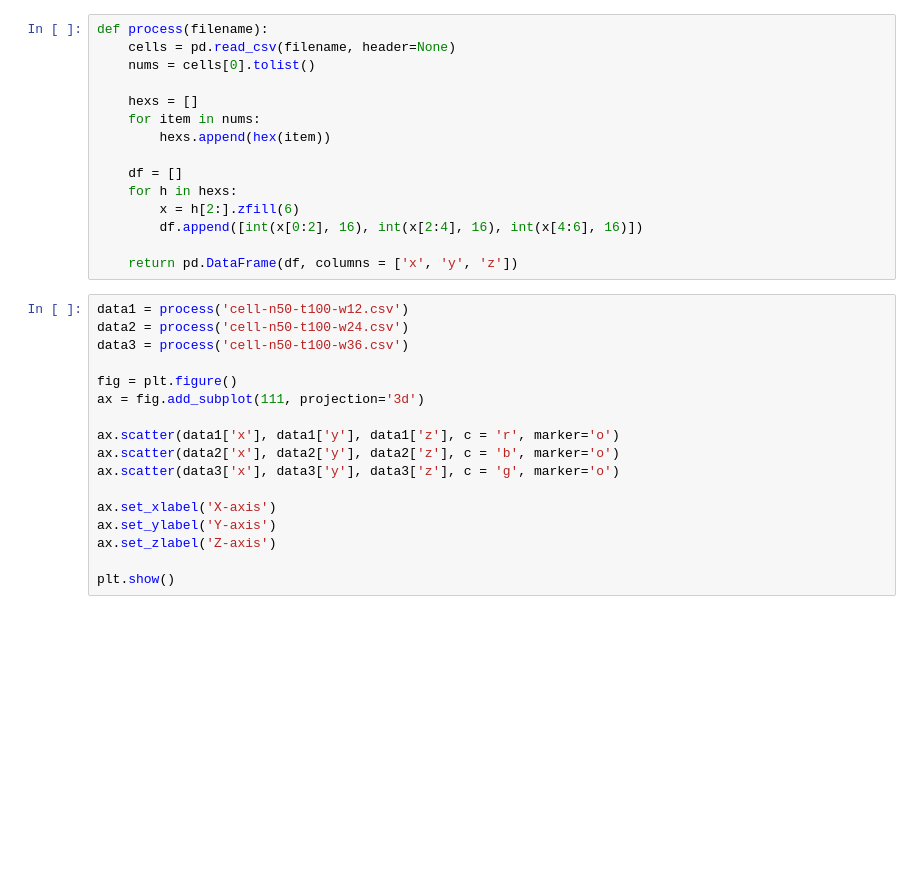
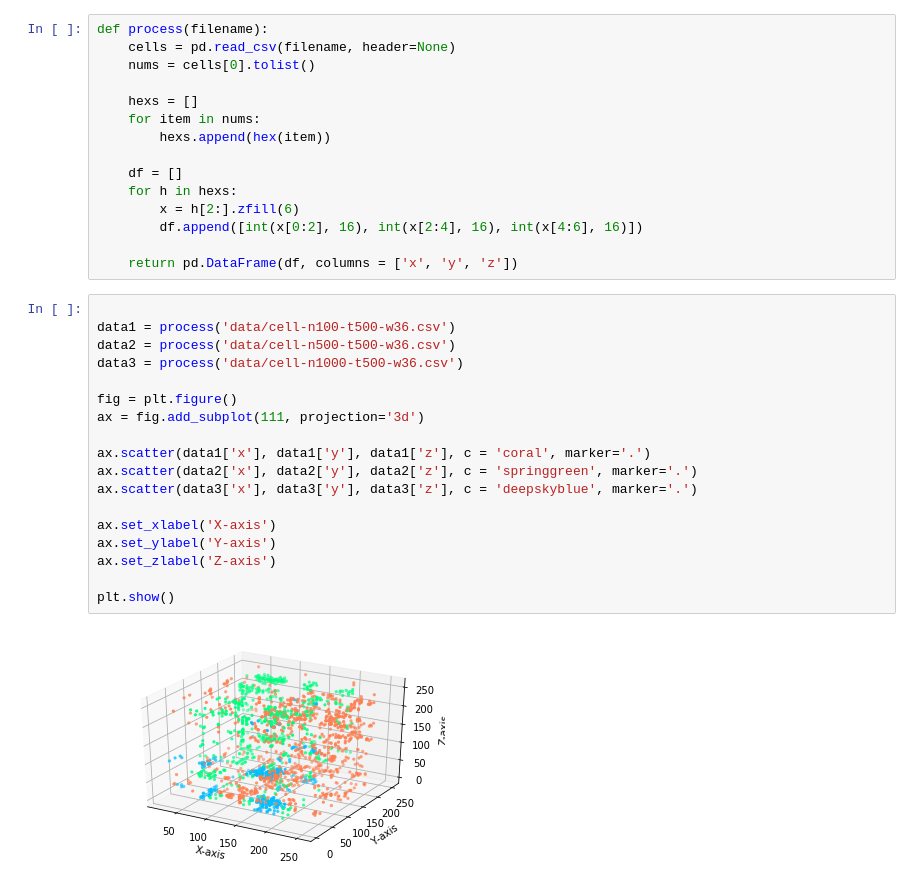
Before and after one commit to sausheong/culture_sim, a Jupyter notebook: simulation.ipynb, the cells around one changed output. Cells and saved outputs as stored; diff of their text form; blank space fills up the shorter version.

```diff
--- a/simulation.ipynb
+++ b/simulation.ipynb
@@ -21,19 +21,22 @@ def process(filename):
 
     return pd.DataFrame(df, columns = ['x', 'y', 'z'])
 # %%
-data1 = process('cell-n50-t100-w12.csv')
-data2 = process('cell-n50-t100-w24.csv')
-data3 = process('cell-n50-t100-w36.csv')
+
+data1 = process('data/cell-n100-t500-w36.csv')
+data2 = process('data/cell-n500-t500-w36.csv')
+data3 = process('data/cell-n1000-t500-w36.csv')
 
 fig = plt.figure()
 ax = fig.add_subplot(111, projection='3d')
 
-ax.scatter(data1['x'], data1['y'], data1['z'], c = 'r', marker='o')
-ax.scatter(data2['x'], data2['y'], data2['z'], c = 'b', marker='o')
-ax.scatter(data3['x'], data3['y'], data3['z'], c = 'g', marker='o')
+ax.scatter(data1['x'], data1['y'], data1['z'], c = 'coral', marker='.')
+ax.scatter(data2['x'], data2['y'], data2['z'], c = 'springgreen', marker='.')
+ax.scatter(data3['x'], data3['y'], data3['z'], c = 'deepskyblue', marker='.')
 
 ax.set_xlabel('X-axis')
 ax.set_ylabel('Y-axis')
 ax.set_zlabel('Z-axis')
 
 plt.show()
+# %% [output]
+[figure, added]
```
Also changed, not shown: parts of 1 cell of this notebook, 7 other files.
